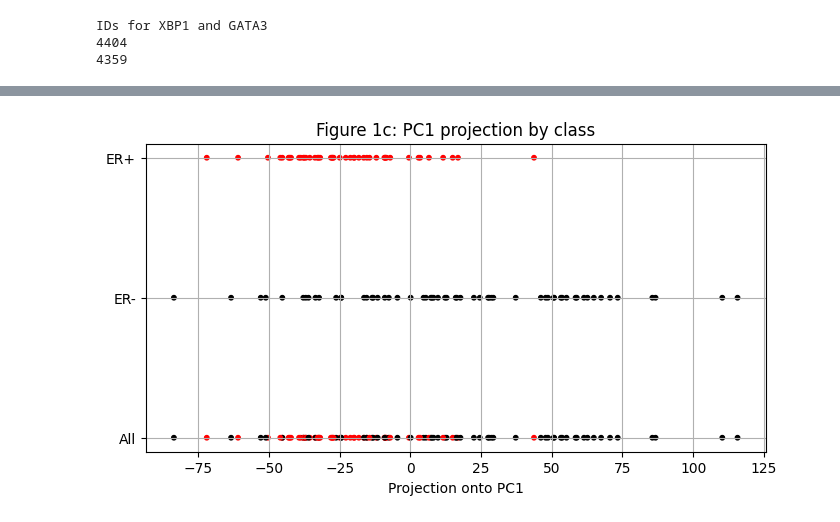
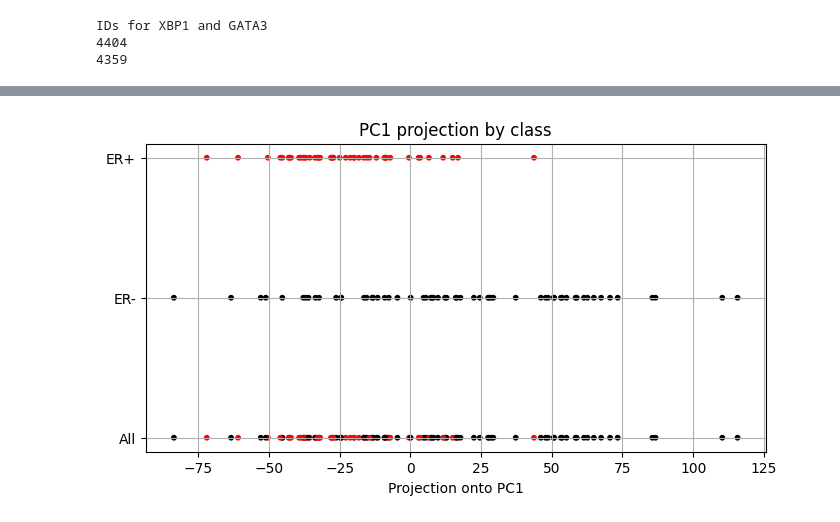
Before and after one commit to jshishimaru/BEE-102-Spring-2025-Assignment, a Jupyter notebook: Q5_PCA.ipynb, the cells around one changed output, grey strips where cells are left out. Saved outputs shown, nothing was run; the diff lists cells and outputs as text; code cells hidden in the pictures.

```diff
--- a/Q5_PCA.ipynb
+++ b/Q5_PCA.ipynb
@@ -77,22 +75,22 @@ We now project the data onto the first principal component (PC1), similar to Fig
 # %%
 # Project onto PC1
 pc1 = X_pca[:, 0]
 
 # Plot projections
 plt.figure(figsize=(8, 4))
 for i, label in enumerate(['All', 'ER-', 'ER+']):
     if label == 'All':
         indices = range(len(pc1))
     elif label == 'ER-':
         indices = class_df[class_df['label'] == 0].index
     else:
         indices = class_df[class_df['label'] == 1].index
     plt.scatter(pc1[indices], [i]*len(indices), c=np.array(colors)[indices], s=10)
 
 plt.yticks([0, 1, 2], ['All', 'ER-', 'ER+'])
 plt.xlabel('Projection onto PC1')
-plt.title('Figure 1c: PC1 projection by class')
+plt.title('PC1 projection by class')
 plt.grid(True)
 plt.show()
 # %% [output]
-[figure, old version]
+[figure, new version]
```
Also changed, not shown: parts of 6 cells of this notebook.
